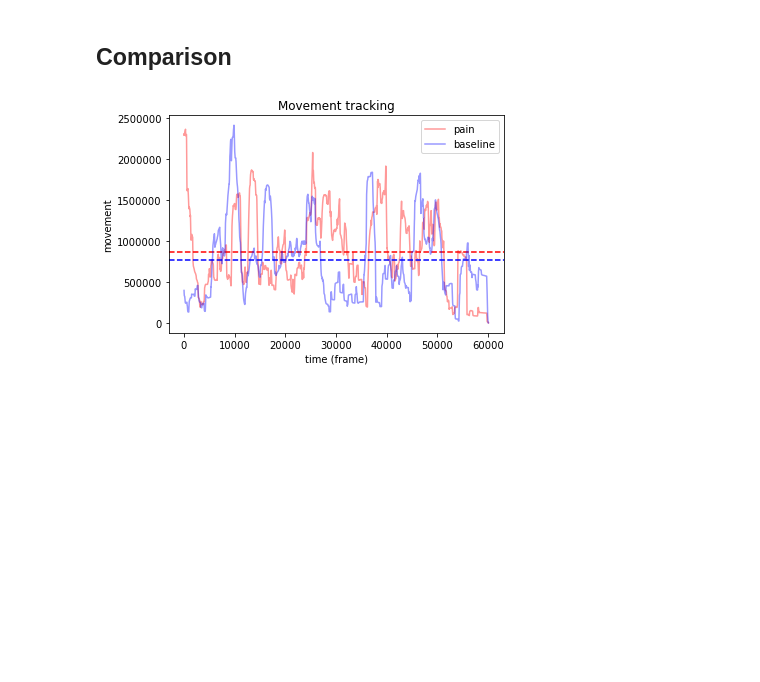
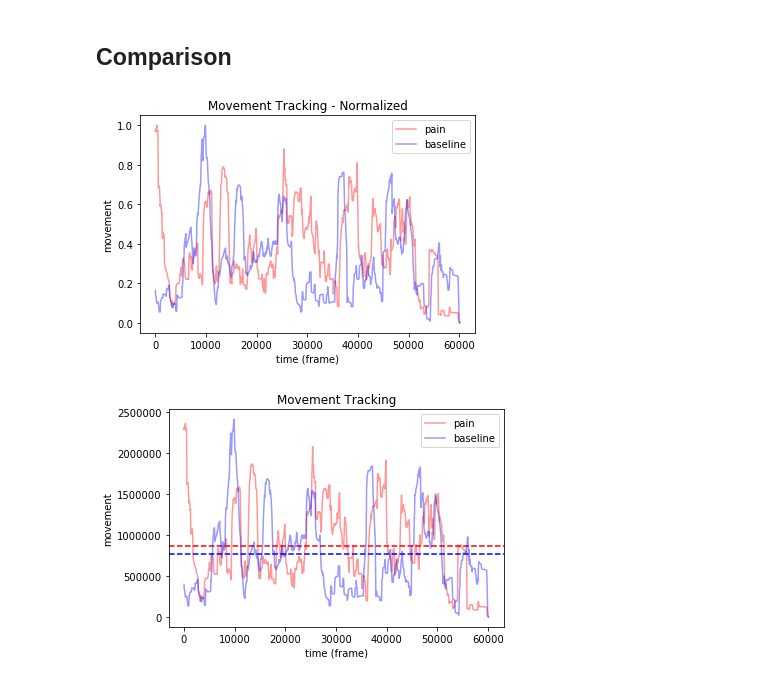
Before and after one commit to markjm/MGS-Pipeline, a Jupyter notebook: openCV3.ipynb, the cells around one changed output. Drawn from its saved outputs; the diff is of its cells as text; code cells hidden in the pictures; blank space fills up the shorter version.

```diff
--- a/openCV3.ipynb
+++ b/openCV3.ipynb
@@ -16,6 +16,11 @@ from tqdm import tqdm_notebook as tqdm
 #Fast calculate running mean - x is array, N is window
 def runningMeanFast(x, N):
     return np.convolve(x, np.ones((N,))/N)[(N-1):]
+
+#Normalizes a list between 0-1
+def normalize(x):
+    max_x = max(x)
+    return [i/max_x for i in x]
 
 #Gets frame from file or already opened capture
 #NOT WORKING
@@ -174,6 +189,24 @@ prepare_and_plot(pain_data, head = 10, running_mean_window = 1000)
 [figure]
 # %% [markdown]
 ## Comparison
+# %%
+end = min(len(pain_data),len(baseline_data))
+
+pain_rm = normalize(runningMeanFast(pain_data, 1*30*60))[:end]
+baseline_rm = normalize(runningMeanFast(baseline_data, 1*30*60))[:end]
+
+plt.plot(pain_rm, 'r', alpha = 0.4, label = 'pain')
+#plt.axhline(y=np.average(pain_rm), color='r', linestyle='--')
+plt.plot(baseline_rm, 'b', alpha = 0.4, label = 'baseline')
+#plt.axhline(y=np.average(baseline_rm), color='b', linestyle='--')
+
+plt.xlabel('time (frame)')
+plt.ylabel('movement')
+plt.title('Movement Tracking - Normalized')
+plt.legend()
+plt.show()
+# %% [output]
+[figure, added]
 # %%
 end = min(len(pain_data),len(baseline_data))
 
```
Also changed, not shown: parts of 10 cells of this notebook.
